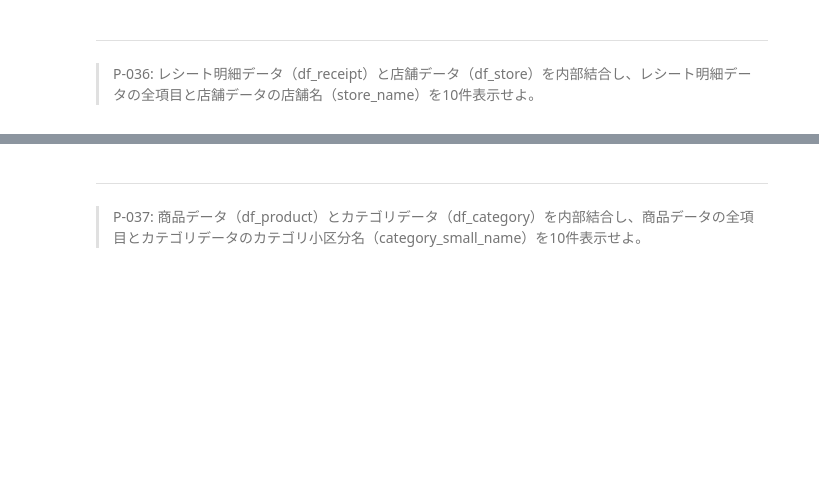
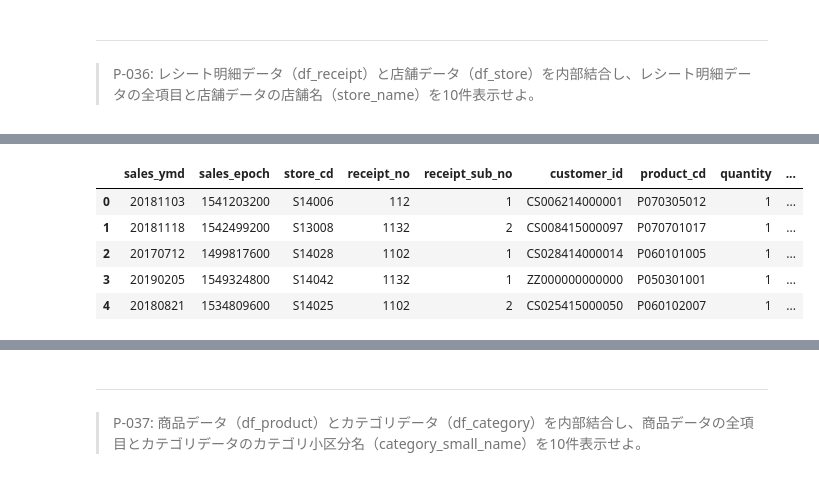
Before and after one commit to kichimura60/100knock, a Jupyter notebook: docker/work/preprocess_knock_Python.ipynb, the cells around one changed output, grey strips where cells are left out. Cells and saved outputs as stored; diff of their text form; code cells hidden in the pictures; blank space fills up the shorter version.

```diff
--- a/docker/work/preprocess_knock_Python.ipynb
+++ b/docker/work/preprocess_knock_Python.ipynb
@@ -735,0 +745,9 @@ mean_amount
+# %%
+df_receipt.head()
+# %% [output]
+|  | sales_ymd | sales_epoch | store_cd | receipt_no | receipt_sub_no | customer_id | product_cd | quantity | ... |
+| 0 | 20181103 | 1541203200 | S14006 | 112 | 1 | CS006214000001 | P070305012 | 1 | ... |
+| 1 | 20181118 | 1542499200 | S13008 | 1132 | 2 | CS008415000097 | P070701017 | 1 | ... |
+| 2 | 20170712 | 1499817600 | S14028 | 1102 | 1 | CS028414000014 | P060101005 | 1 | ... |
+| 3 | 20190205 | 1549324800 | S14042 | 1132 | 1 | ZZ000000000000 | P050301001 | 1 | ... |
+| 4 | 20180821 | 1534809600 | S14025 | 1102 | 2 | CS025415000050 | P060102007 | 1 | ... |
```
Also changed, not shown: parts of 9 cells of this notebook.
